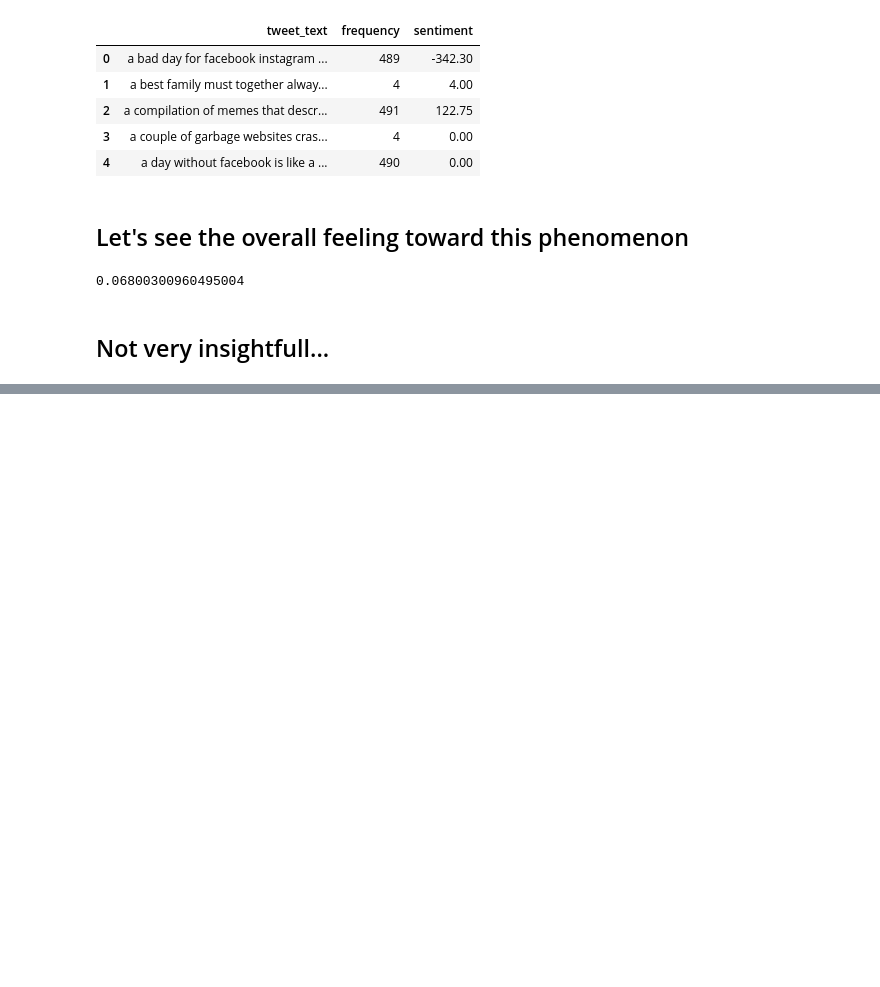
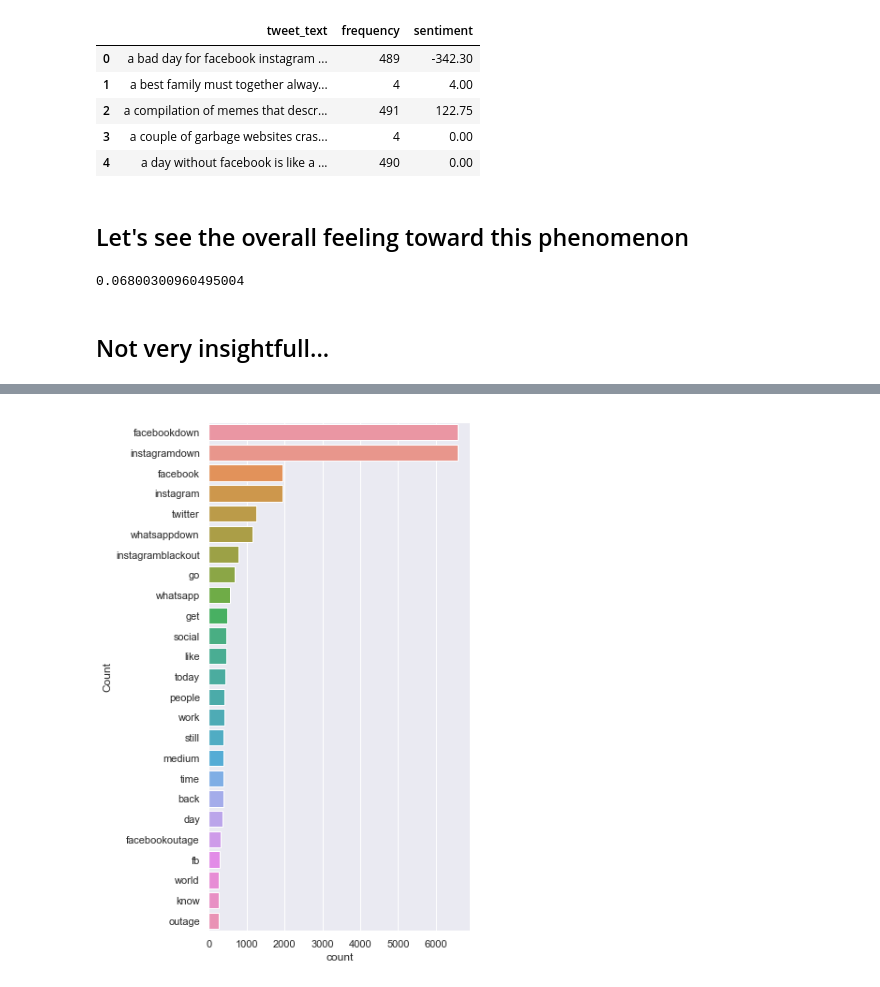
Before and after one commit to AmineHosni/FacebookDown-Sentiment-Analaysis, a Jupyter notebook: EDA.ipynb, the cells around one changed output, grey strips where cells are left out. Drawn from its saved outputs; the diff is of its cells as text; code cells hidden in the pictures; blank space fills up the shorter version.

```diff
--- a/EDA.ipynb
+++ b/EDA.ipynb
@@ -265,0 +308,9 @@ sum(tweets_freq['sentiment'])/sum(tweets_freq['frequency'])
+# %%
+nlp = spacy.load('en', disable=['parser', 'ner'])
+
+def lemmatization(texts):
+       output = []
+       for sent in texts:
+             doc = nlp(" ".join(sent))
+             output.append([token.lemma_ for token in doc])
+       return output
@@ -265,0 +336,10 @@ sum(tweets_freq['sentiment'])/sum(tweets_freq['frequency'])
+# %%
+t_tweets = []
+for i in range(len(lemmatized_tweets)):
+    t_tweets.append(' '.join(lemmatized_tweets[i]))
+
+tweets_freq['tweet_text'] = t_tweets
+
+freq_words(tweets_freq['tweet_text'],25)
+# %% [output]
+[figure, added]
```
Also changed, not shown: parts of 11 cells of this notebook, 1 other file.
